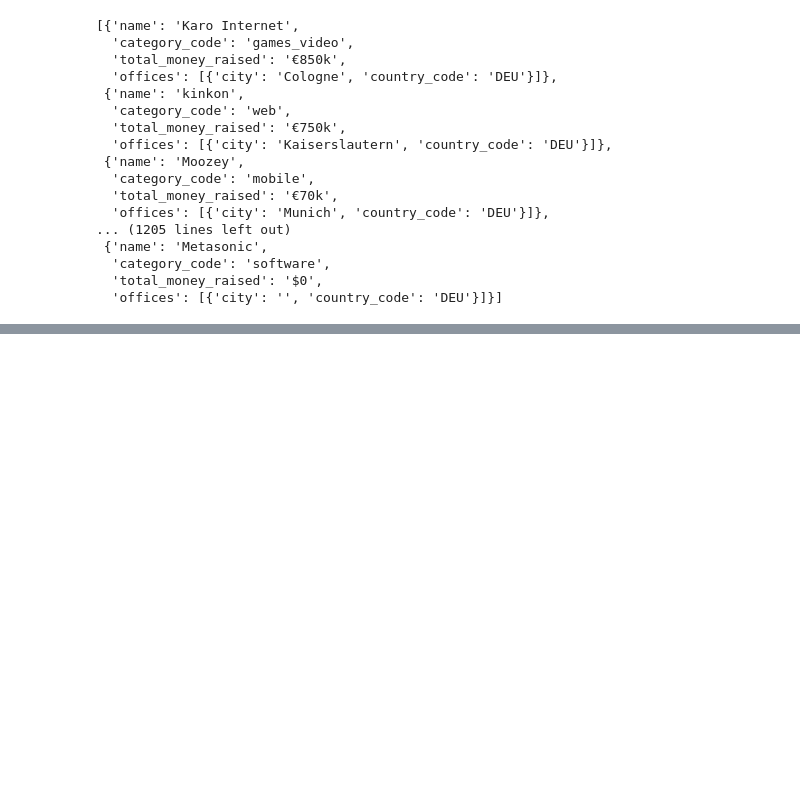
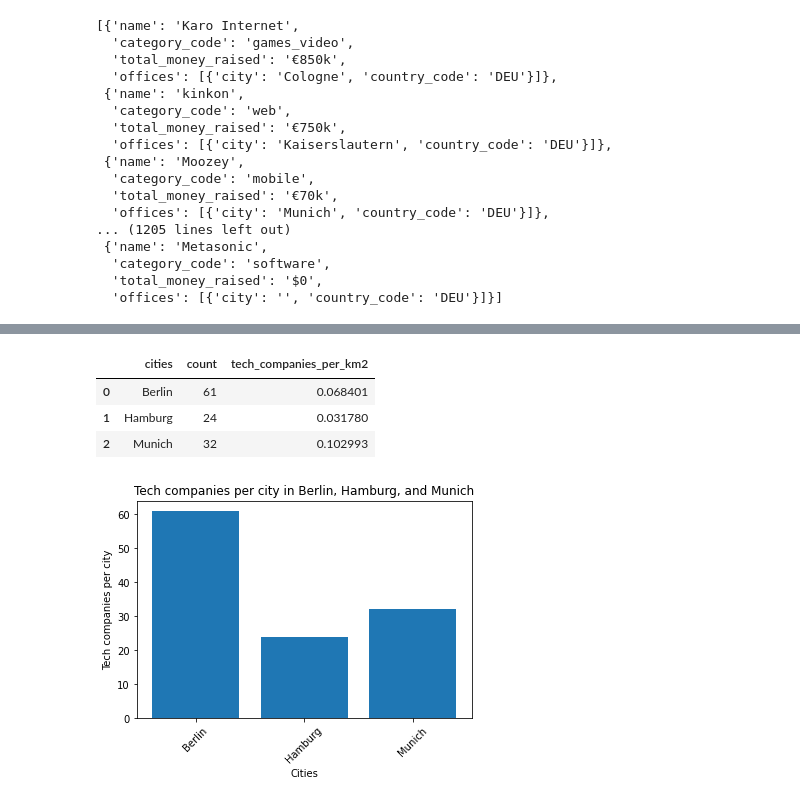
Before and after one commit to victorjrp92/Establishing-a-Tech-Company-in-Germany, a Jupyter notebook: Project3.ipynb, the cells around one changed output, grey strips where cells are left out. Cells and saved outputs as stored; diff of their text form; code cells hidden in the pictures; blank space fills up the shorter version.

```diff
--- a/Project3.ipynb
+++ b/Project3.ipynb
@@ -132,3 +142,7 @@ Name: city, dtype: int64
+# %%
+df2=df2.rename(columns={"count": "tech companies per city"})
+# %%
+df2=df2.rename(columns={"tech_companies_per_km2": "tech companies per km2"})
 # %%
 square_berlin = 891,8
 square_hamburg = 755,2
@@ -141,0 +150,12 @@ TypeError: unsupported operand type(s) for /: 'int' and 'tuple'
+# %%
+df2['tech_companies_per_km2'] = 0
+df2.loc[df2['cities'] == 'Berlin', 'tech_companies_per_km2'] = df2['count'][0] / 891.8
+df2.loc[df2['cities'] == 'Hamburg', 'tech_companies_per_km2'] = df2['count'][1] / 755.2
+df2.loc[df2['cities'] == 'Munich', 'tech_companies_per_km2'] = df2['count'][2] / 310.7
+# %%
+df2
+# %% [output]
+|  | cities | count | tech_companies_per_km2 |
+| 0 | Berlin | 61 | 0.068401 |
+| 1 | Hamburg | 24 | 0.031780 |
+| 2 | Munich | 32 | 0.102993 |
@@ -141,0 +164,9 @@ TypeError: unsupported operand type(s) for /: 'int' and 'tuple'
+# %%
+plt.bar(df2['cities'], df2['tech companies per city'])
+plt.xlabel('Cities')
+plt.ylabel('Tech companies per city')
+plt.title('Tech companies per city in Berlin, Hamburg, and Munich')
+plt.xticks(rotation=45)
+plt.show()
+# %% [output]
+[figure, added]
```
Also changed, not shown: parts of 13 cells of this notebook, 1 other file.
